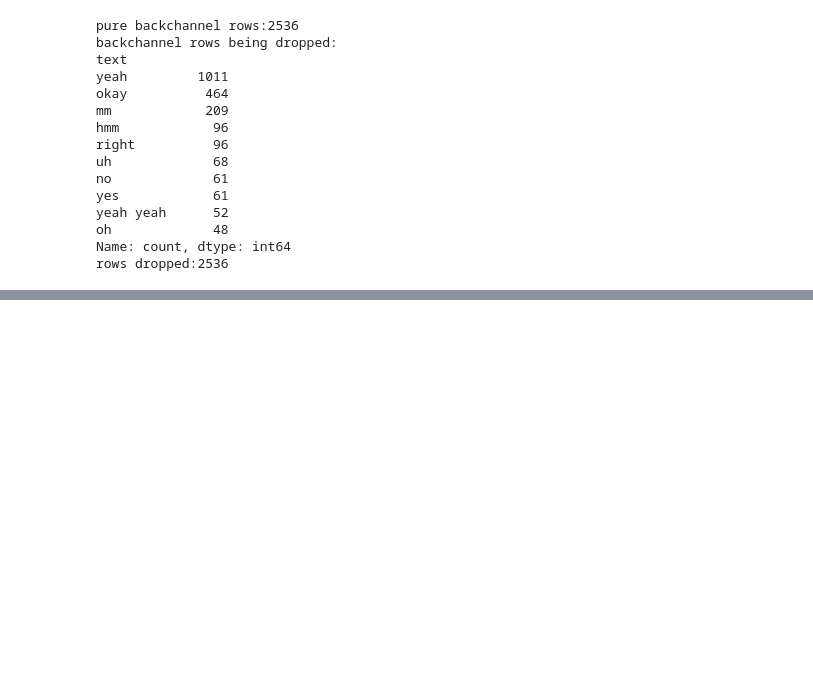
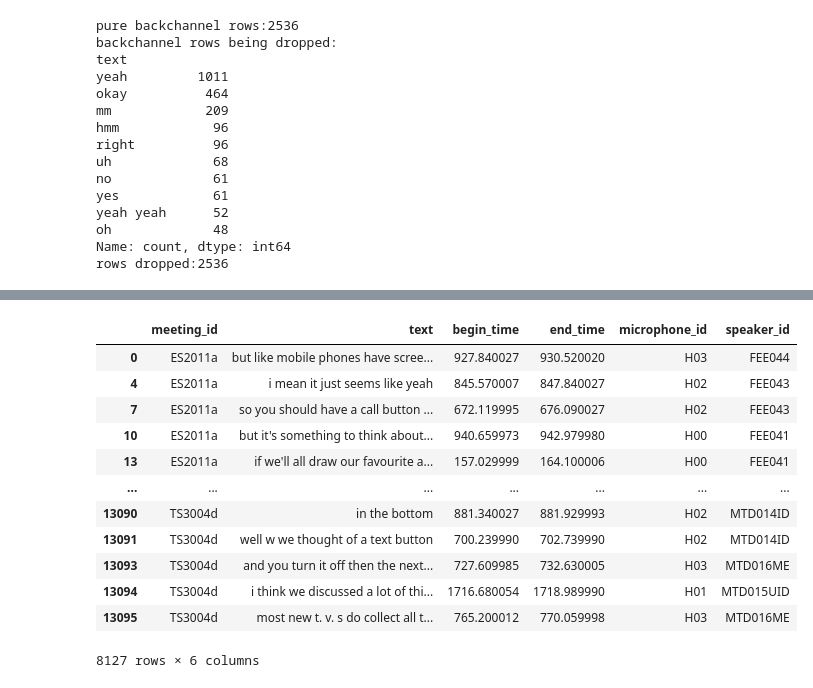
Before and after one commit to SnehaChauhan1174/meeting-summarizer, a Jupyter notebook: data_preprocessing.ipynb, the cells around one changed output, grey strips where cells are left out. Drawn from its saved outputs; the diff is of its cells as text; code cells hidden in the pictures; blank space fills up the shorter version.

```diff
--- a/data_preprocessing.ipynb
+++ b/data_preprocessing.ipynb
@@ -316,0 +497,16 @@ train_sample4 = train_sample3.copy()
+# %%
+df_val_clean
+# %% [output]
+|  | meeting_id | text | begin_time | end_time | microphone_id | speaker_id |
+| 0 | ES2011a | but like mobile phones have scree... | 927.840027 | 930.520020 | H03 | FEE044 |
+| 4 | ES2011a | i mean it just seems like yeah | 845.570007 | 847.840027 | H02 | FEE043 |
+| 7 | ES2011a | so you should have a call button ... | 672.119995 | 676.090027 | H02 | FEE043 |
+| 10 | ES2011a | but it's something to think about... | 940.659973 | 942.979980 | H00 | FEE041 |
+| 13 | ES2011a | if we'll all draw our favourite a... | 157.029999 | 164.100006 | H00 | FEE041 |
+| ... | ... | ... | ... | ... | ... | ... |
+| 13090 | TS3004d | in the bottom | 881.340027 | 881.929993 | H02 | MTD014ID |
+| 13091 | TS3004d | well w we thought of a text button | 700.239990 | 702.739990 | H02 | MTD014ID |
+| 13093 | TS3004d | and you turn it off then the next... | 727.609985 | 732.630005 | H03 | MTD016ME |
+| 13094 | TS3004d | i think we discussed a lot of thi... | 1716.680054 | 1718.989990 | H01 | MTD015UID |
+| 13095 | TS3004d | most new t. v. s do collect all t... | 765.200012 | 770.059998 | H03 | MTD016ME |
+8127 rows × 6 columns
```
Also changed, not shown: parts of 10 cells of this notebook.
